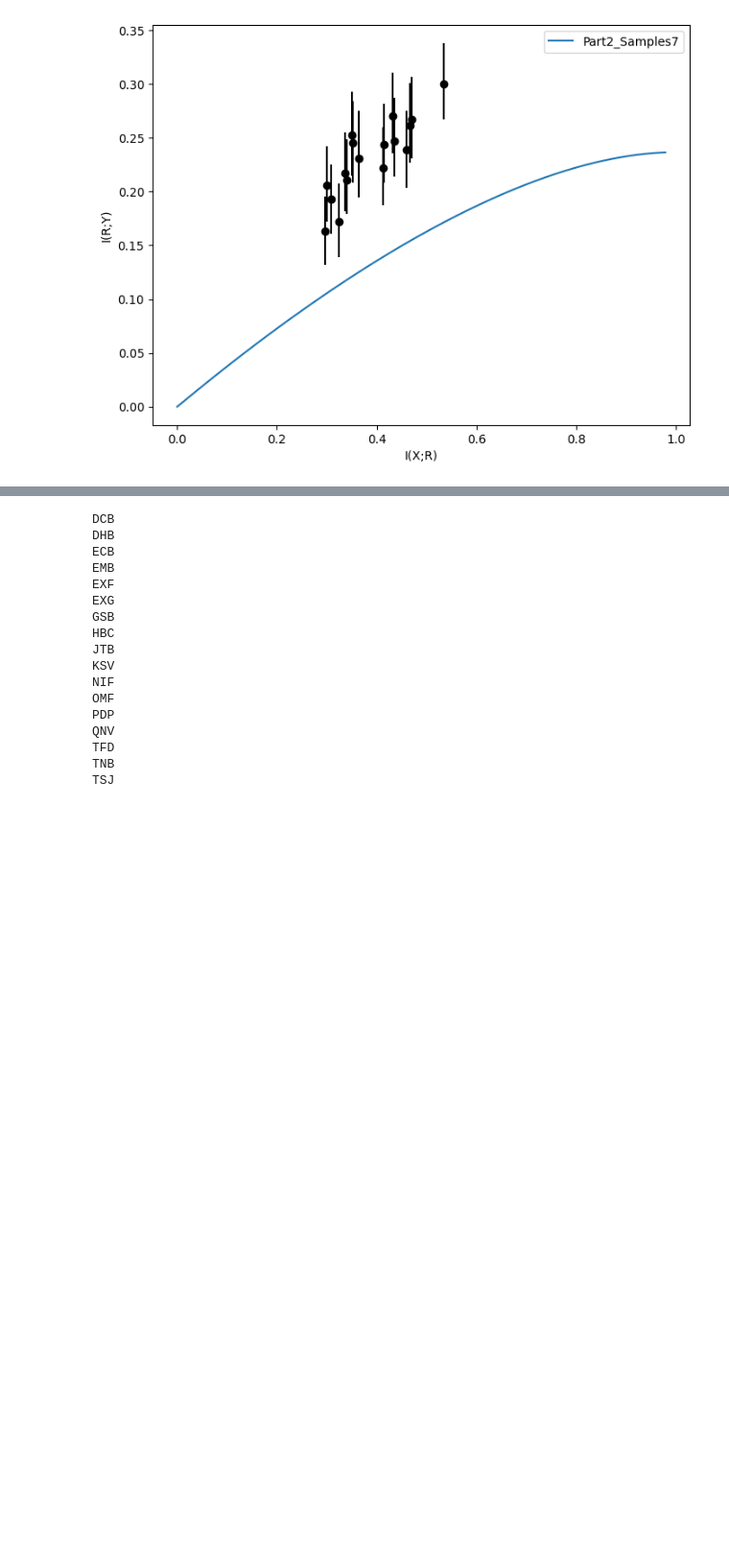
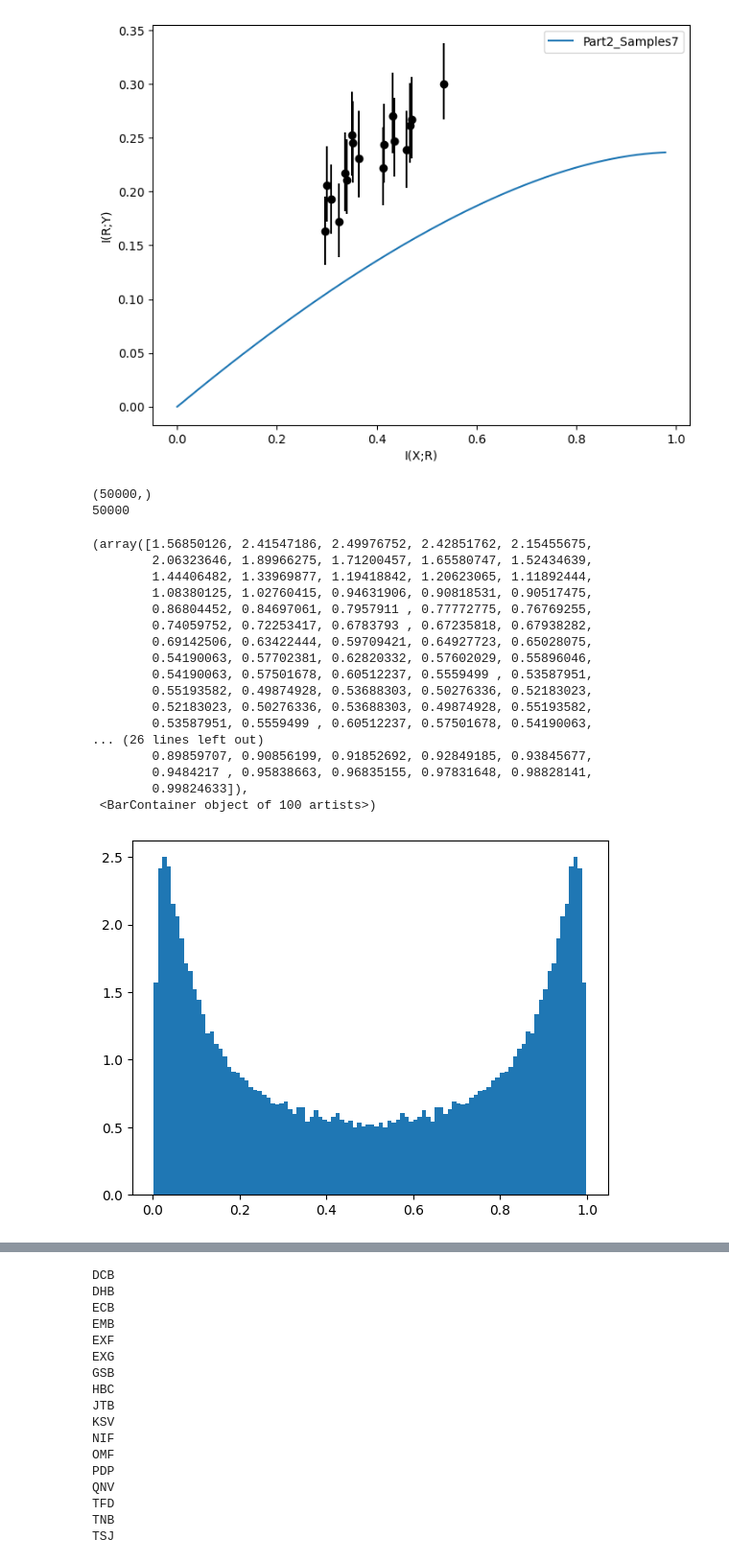
Before and after one commit to jacobaparker/Copy_Murphy2021, a Jupyter notebook: IB_bounds.ipynb, the cells around one changed output, grey strips where cells are left out. Shown at 96% size. Cells and saved outputs as stored; diff of their text form; code cells hidden in the pictures; blank space fills up the shorter version.

```diff
--- a/IB_bounds.ipynb
+++ b/IB_bounds.ipynb
@@ -797,0 +966,47 @@ plt.show()
+# %%
+def P_source_g_samples(samples_arr,mean_neg,mean_pos,std,h,P0,window_size=None):
+    P_sample_g_neg = np.diff(np.concatenate([np.array([0]),norm(loc=mean_neg,scale=std).cdf(np.arange(-89.5,90.5,1)),np.array([1])]))
+    P_sample_g_pos = np.diff(np.concatenate([np.array([0]),norm(loc=mean_pos,scale=std).cdf(np.arange(-89.5,90.5,1)),np.array([1])]))
+    # P_sample_g_neg = norm(loc=mean_neg, scale=std)
+    # P_sample_g_pos = norm(loc=mean_pos, scale=std)
+    Lneg = P_sample_g_neg[samples_arr + 90]
+    Lpos = P_sample_g_pos[samples_arr + 90]
+    L = np.concatenate((Lneg[:,np.newaxis,:],Lpos[:,np.newaxis,:]),axis=1)
+    H = np.array([
+        [1-h, h],
+        [h, 1-h]
+    ])
+    P = P0.copy()
+    if window_size is not None:
+        L = L[:,:,-window_size:]
+    for ii in range(L.shape[2]):
+        P = L[:,:,ii][:,:,np.newaxis] * (H @ P)
+    P = P / P.sum(axis=1, keepdims=True)
+    return P.squeeze()
+# %%
+Xsample,Ysample = generate_trials(100000, mirror_trials=True, balanced_starts=True, seed=234)
+p_YgX_sample = P_source_g_samples(Xsample, mean_neg, mean_pos, std, h, P0)
+# %% [output]
+(50000,)
+50000
+# %%
+plt.hist(p_YgX_sample[:,1], bins=100, density=True)
+# %% [output]
+(array([1.56850126, 2.41547186, 2.49976752, 2.42851762, 2.15455675,
+        2.06323646, 1.89966275, 1.71200457, 1.65580747, 1.52434639,
+        1.44406482, 1.33969877, 1.19418842, 1.20623065, 1.11892444,
+        1.08380125, 1.02760415, 0.94631906, 0.90818531, 0.90517475,
+        0.86804452, 0.84697061, 0.7957911 , 0.77772775, 0.76769255,
+        0.74059752, 0.72253417, 0.6783793 , 0.67235818, 0.67938282,
+        0.69142506, 0.63422444, 0.59709421, 0.64927723, 0.65028075,
+        0.54190063, 0.57702381, 0.62820332, 0.57602029, 0.55896046,
+        0.54190063, 0.57501678, 0.60512237, 0.5559499 , 0.53587951,
+        0.55193582, 0.49874928, 0.53688303, 0.50276336, 0.52183023,
+        0.52183023, 0.50276336, 0.53688303, 0.49874928, 0.55193582,
+        0.53587951, 0.5559499 , 0.60512237, 0.57501678, 0.54190063,
+... (26 lines left out)
+        0.89859707, 0.90856199, 0.91852692, 0.92849185, 0.93845677,
+        0.9484217 , 0.95838663, 0.96835155, 0.97831648, 0.98828141,
+        0.99824633]),
+ <BarContainer object of 100 artists>)
+[figure, added]
```
Also changed, not shown: parts of 20 cells of this notebook, 1 other file.
